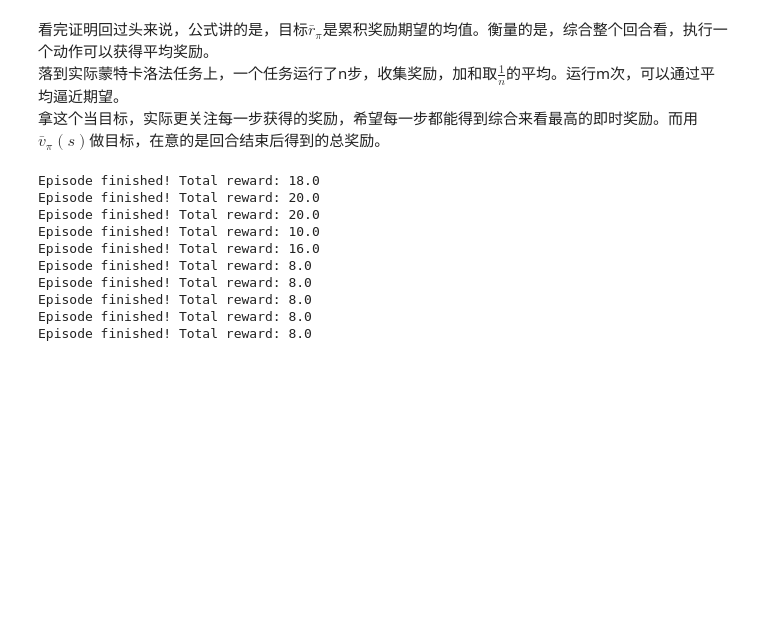
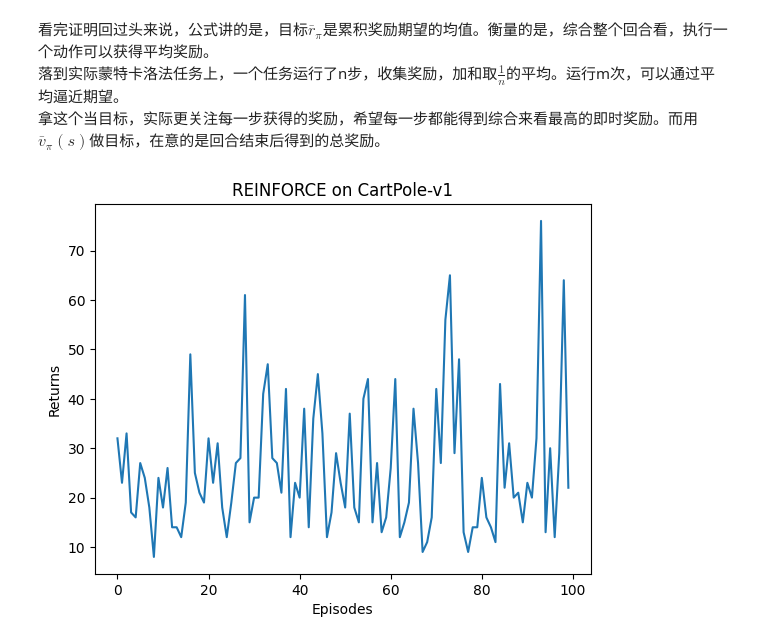
Before and after one commit to YoungAndSure/RlAction, a Jupyter notebook: policy_gradient_method.ipynb, the cells around one changed output. Saved outputs shown, nothing was run; the diff lists cells and outputs as text; code cells hidden in the pictures; blank space fills up the shorter version.

```diff
--- a/policy_gradient_method.ipynb
+++ b/policy_gradient_method.ipynb
@@ -74,7 +74,7 @@ class PolicyNet(nn.Module) :
     def forward(self, x) :
         l1 = self.fc1(x)
         a1 = F.relu(l1)
-        l2 = self.fc2(l1)
+        l2 = self.fc2(a1)
         a2 = F.softmax(l2, dim=1)
         #print('x:',x.shape, "l1:", l1.shape, "a1:", a1.shape, "l2:", l2.shape, "a2:", a2.shape)
         return a2
@@ -85,7 +85,7 @@ class Agent() :
     def __init__(self, state_dim, hidden_dim, action_dim, gamma) :
         self.policy_net = PolicyNet(state_dim, hidden_dim, action_dim)
         # optimizer, lr,
-        self.optimizer = torch.optim.Adam(self.policy_net.parameters())
+        self.optimizer = torch.optim.Adam(self.policy_net.parameters(), lr=0.00001)
 
         self.observation_list = []
         self.actions_list = []
@@ -113,23 +113,28 @@ class Agent() :
             step_num = len(self.observation_list)
             G = 0
 
+            self.optimizer.zero_grad()
+            total_target = 0
             for i in range(0, step_num) :
                 observation = self.observation_list[i]
-                #next_obervation = self.observation_list[i-1] if i > 0 else None
                 reward = self.reward_list[i]
 
-                G += reward + self.gamma * G
+                #G += reward + self.gamma * G
+                G = reward + self.gamma * G
 
                 state = torch.tensor(observation, dtype=torch.float64).unsqueeze(0)
                 actions = self.policy_net(state).squeeze()
 
-                self.optimizer.zero_grad()
+                target = - actions[self.actions_list[i]].log() * G
+                #print(target)
+                #target.backward()
+                total_target += target
+            total_target.backward()
+            self.optimizer.step()
 
-                target = - actions[action].log() * G
-                #print(target)
-                target.backward()
-
-                self.optimizer.step()
+            self.observation_list.clear()
+            self.actions_list.clear()
+            self.reward_list.clear()
 # %%
 import os
 os.environ['SDL_AUDIODRIVER'] = 'dummy'
@@ -146,8 +151,10 @@ observation, info = env.reset(seed=0)
 state_dim = env.observation_space.shape[0]
 action_dim = env.action_space.n
 hidden_dim = 128
-gamma = 0.7
+gamma = 0.9
 agent = Agent(state_dim, hidden_dim, action_dim, gamma)
+
+return_list = []
 
 for i in range(100) :
     observation, info = env.reset(seed=0)
@@ -164,16 +171,16 @@ for i in range(100) :
         observation = next_observation
         episode_over = terminated or truncated
 
-    print(f"Episode finished! Total reward: {total_reward}")
+    return_list.append(total_reward)
+
+    #print(f"Episode finished! Total reward: {total_reward}")
 env.close()
-# %% [output]
-Episode finished! Total reward: 18.0
-Episode finished! Total reward: 20.0
-Episode finished! Total reward: 20.0
-Episode finished! Total reward: 10.0
-Episode finished! Total reward: 16.0
-Episode finished! Total reward: 8.0
-Episode finished! Total reward: 8.0
-Episode finished! Total reward: 8.0
-Episode finished! Total reward: 8.0
-Episode finished! Total reward: 8.0
+# %%
+episodes_list = list(range(len(return_list)))
+plt.plot(episodes_list, return_list)
+plt.xlabel('Episodes')
+plt.ylabel('Returns')
+plt.title('REINFORCE on {}'.format("CartPole-v1"))
+plt.show()
+# %% [output]
+[figure, added]
```
